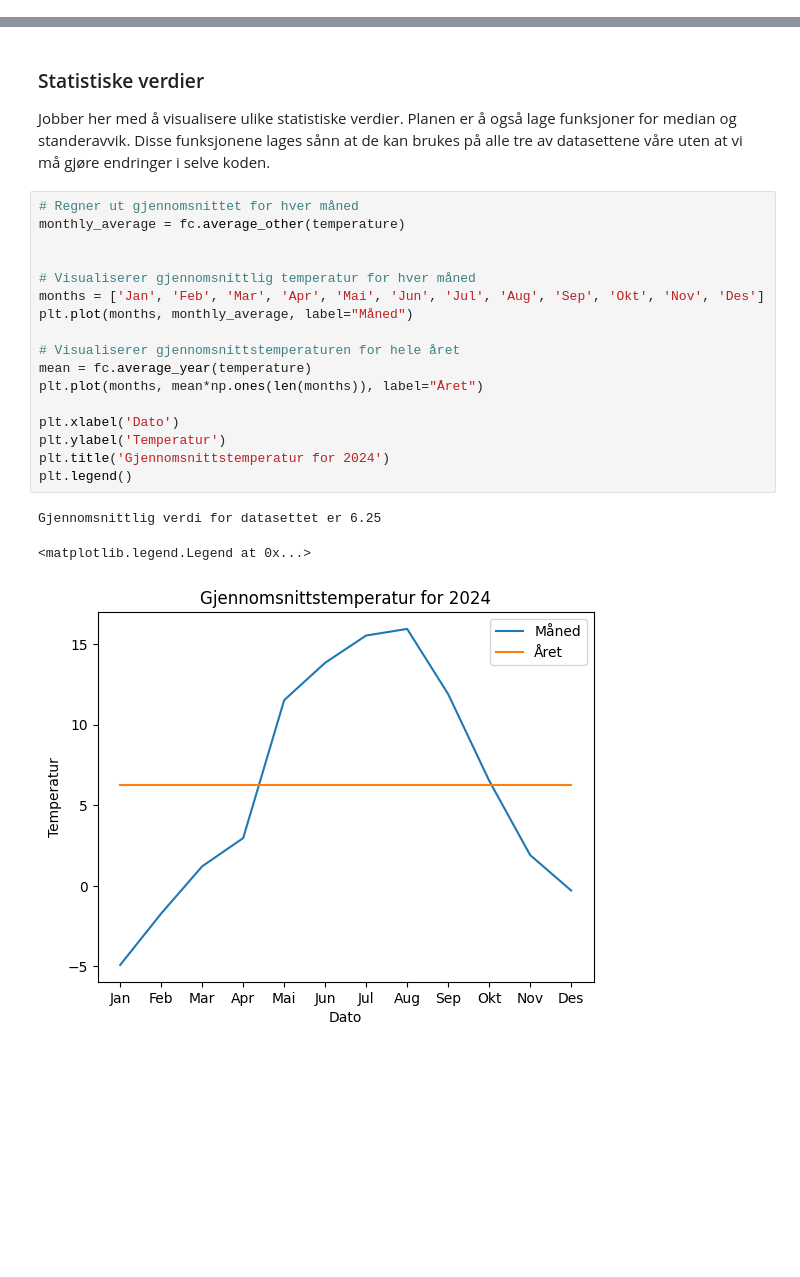
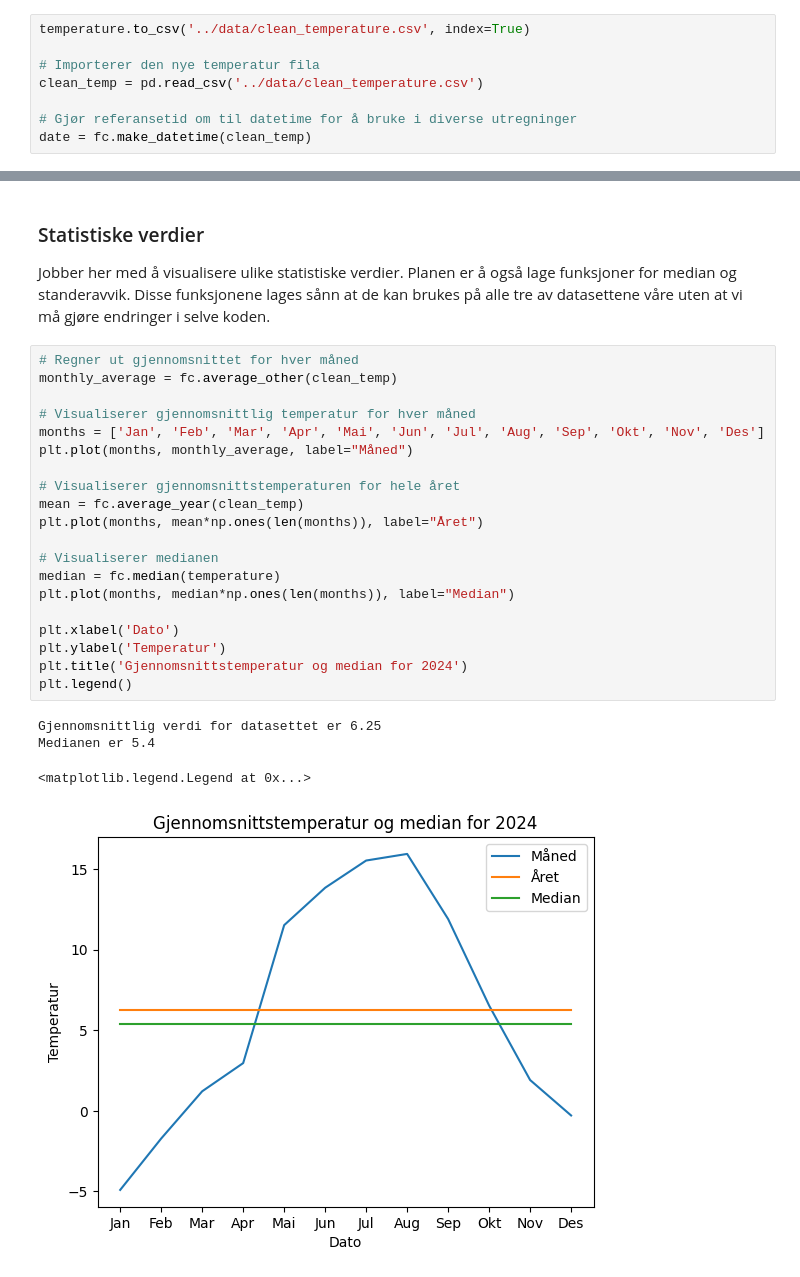
Before and after one commit to Sofihage/Milj-dataanalyse, a Jupyter notebook: notebooks/temperature.ipynb, the cells around one changed output, grey strips where cells are left out. Cells and saved outputs as stored; diff of their text form; blank space fills up the shorter version.

```diff
--- a/notebooks/temperature.ipynb
+++ b/notebooks/temperature.ipynb
@@ -276,0 +268,8 @@ Counter({Timestamp('2024-01-01 00:00:00+0000', tz='UTC'): 4, Timestamp('2024-01-
+# %%
+temperature.to_csv('../data/clean_temperature.csv', index=True)
+
+# Importerer den nye temperatur fila
+clean_temp = pd.read_csv('../data/clean_temperature.csv')
+
+# Gjør referansetid om til datetime for å bruke i diverse utregninger
+date = fc.make_datetime(clean_temp)
@@ -309,25 +330,29 @@ Gjennomsnittet av tidsforskyvningene bekrefter det plottet viser.
 Jobber her med å visualisere ulike statistiske verdier. Planen er å også lage funksjoner for median og standeravvik. Disse funksjonene lages sånn at de kan brukes på alle tre av datasettene våre uten at vi må gjøre endringer i selve koden.
 # %%
 # Regner ut gjennomsnittet for hver måned
-monthly_average = fc.average_other(temperature)
-
+monthly_average = fc.average_other(clean_temp)
 
 # Visualiserer gjennomsnittlig temperatur for hver måned
 months = ['Jan', 'Feb', 'Mar', 'Apr', 'Mai', 'Jun', 'Jul', 'Aug', 'Sep', 'Okt', 'Nov', 'Des']
 plt.plot(months, monthly_average, label="Måned")
 
 # Visualiserer gjennomsnittstemperaturen for hele året
-mean = fc.average_year(temperature)
+mean = fc.average_year(clean_temp)
 plt.plot(months, mean*np.ones(len(months)), label="Året")
+
+# Visualiserer medianen
+median = fc.median(temperature)
+plt.plot(months, median*np.ones(len(months)), label="Median")
 
 plt.xlabel('Dato')
 plt.ylabel('Temperatur')
-plt.title('Gjennomsnittstemperatur for 2024')
+plt.title('Gjennomsnittstemperatur og median for 2024')
 plt.legend()
 # %% [output]
 Gjennomsnittlig verdi for datasettet er 6.25
+Medianen er 5.4
 <matplotlib.legend.Legend at 0x...>
-[figure, old version]
+[figure, new version]
 # %% [markdown]
 Visualiseringen av gjennomsnittstemperaturene per måned viser at det er høyest temperatur på sommeren og at temperaturen igjen synker frem mot vinteren. Ut ifra hvordan vi vet temperaturene pleier å være, gir dette absolutt mening.
 
```
Also changed, not shown: parts of 28 cells of this notebook.
